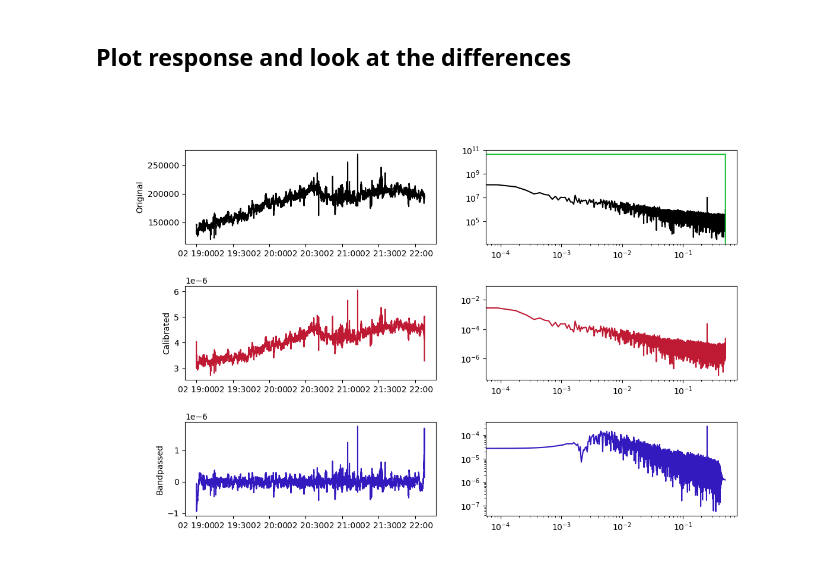
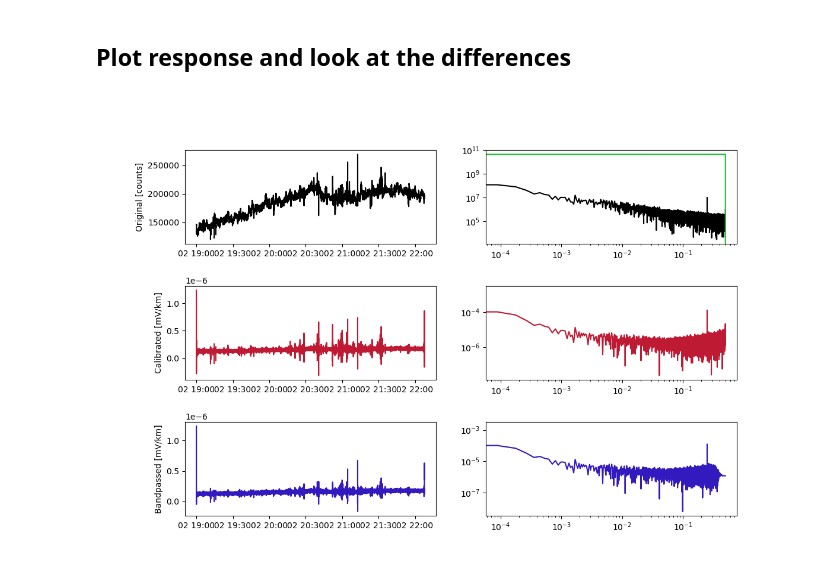
Before and after one commit to kujaku11/mth5, a Jupyter notebook: docs/examples/notebooks/remove_instrument_response_example.ipynb, the cells around one changed output. Saved outputs shown, nothing was run; the diff lists cells and outputs as text; code cells hidden in the pictures.

Commit message:
added some windowing option to remove instrument response

```diff
--- a/docs/examples/notebooks/remove_instrument_response_example.ipynb
+++ b/docs/examples/notebooks/remove_instrument_response_example.ipynb
@@ -172,7 +172,7 @@ def butter_bandpass_filter(data, lowcut, highcut, fs, order=5):
         y = signal.sosfiltfilt(sos, data)
         return y
 # %%
-def remove_instrument_response(channel_obj, zero_pad=False):
+def remove_instrument_response(channel_obj, zero_pad=False, window=None, window_params={}):
         """
         Arguments
         -----------
@@ -180,6 +180,10 @@ def remove_instrument_response(channel_obj, zero_pad=False):
             **data**: data array (np.ndarray)
 
             **sample_rate**: sample rate of the data
+
+            **window**: a scipy.signal.windows name
+
+            **window_params**: dictionary of window parameters
 
         """
         if zero_pad:
@@ -201,56 +205,65 @@ def remove_instrument_response(channel_obj, zero_pad=False):
         # compute the complex response given the frequency range of the FFT
         cr = channel_obj.channel_response_filter.complex_response(f)
         # remove the DC term
-        cr[0] = cr[1]
+        cr[0] = abs(cr[1]) + 0.0j
+
+        data = np.fft.rfft(npow_ts)
+        # remove DC term
+        data[-1] = abs(data[-1]) + 0.0j
+
+        if window is not None:
+            w = getattr(signal.windows, window)(data.size * 2, **window_params)[0: int(data.size)]
+            data = data * w
 
         # calibrate the time series, compute real part of fft, divide out channel response, inverse fft
-        calibrated_ts = np.fft.irfft(np.fft.rfft(npow_ts) / cr)
+        calibrated_ts = np.fft.irfft(data / cr)
+
         return calibrated_ts[0:channel_obj.ts.size]
 # %% [markdown]
 ## Test the calibration function
 # %%
-calibrated_ex = remove_instrument_response(exts)
+calibrated_ex = remove_instrument_response(exts, window="kaiser", window_params={"beta":5})
 print(calibrated_ex.shape)
 # %% [output]
 (11267,)
 # %%
 # apply a bandpass otherwise low frequencies get blown up
-bp_calibrated_ts = butter_bandpass_filter(calibrated_ex, .0025, .4, exts.sample_rate, order=3)
+bp_calibrated_ts = butter_bandpass_filter(calibrated_ex, .35, None, exts.sample_rate, order=3)
 # %% [markdown]
 ## Plot response and look at the differences
 # %%
 plt.rcParams["figure.subplot.hspace"] = .45
 
 f = np.fft.rfftfreq(calibrated_ex.size, d=exts.sample_interval)
 
 fig = plt.figure(figsize=[12, 8])
 ax_original = fig.add_subplot(3, 2, 1)
 l1, = ax_original.plot(exts._ts.time, exts.ts, color=(0, 0, 0))
-ax_original.set_ylabel("Original")
+ax_original.set_ylabel("Original [counts]")
 
 ax_original_fft = fig.add_subplot(3, 2, 2)
 l1, = ax_original_fft.loglog(f, abs(np.fft.rfft(exts.ts)), color=(0, 0, 0))
 ax_original_fft.loglog(f, abs(exts.channel_response_filter.complex_response(f)[::-1]), color=(.1, .75, .2))
 
 ax_calibrated = fig.add_subplot(3, 2, 3, sharex=ax_original)
 l2, = ax_calibrated.plot(exts._ts.time, calibrated_ex, color=(.75, .1, .2))
-ax_calibrated.set_ylabel("Calibrated")
+ax_calibrated.set_ylabel("Calibrated [mV/km]")
 
 ax_calibrated_fft = fig.add_subplot(3, 2, 4, sharex=ax_original_fft)
 l2, = ax_calibrated_fft.loglog(f, abs(np.fft.rfft(calibrated_ex)), color=(.75, .1, .2))
 
 ax_bandpassed = fig.add_subplot(3, 2, 5, sharex=ax_original)
 l3, = ax_bandpassed.plot(exts._ts.time, bp_calibrated_ts, color=(.2, .1, .75))
-ax_bandpassed.set_ylabel("Bandpassed")
+ax_bandpassed.set_ylabel("Bandpassed [mV/km]")
 
 ax_bandpassed_fft = fig.add_subplot(3, 2, 6, sharex=ax_original_fft)
 l3, = ax_bandpassed_fft.loglog(f, abs(np.fft.rfft(bp_calibrated_ts)), color=(.2, .1, .75))
 
 fig.canvas.toolbar_visible = True
 fig.canvas.header_visible = True
 fig.canvas.resizable = True
 
 plt.show()
 # %% [output]
-[figure, old version]
+[figure, new version]
 # %%
```
Also changed, not shown: parts of 5 cells of this notebook.
